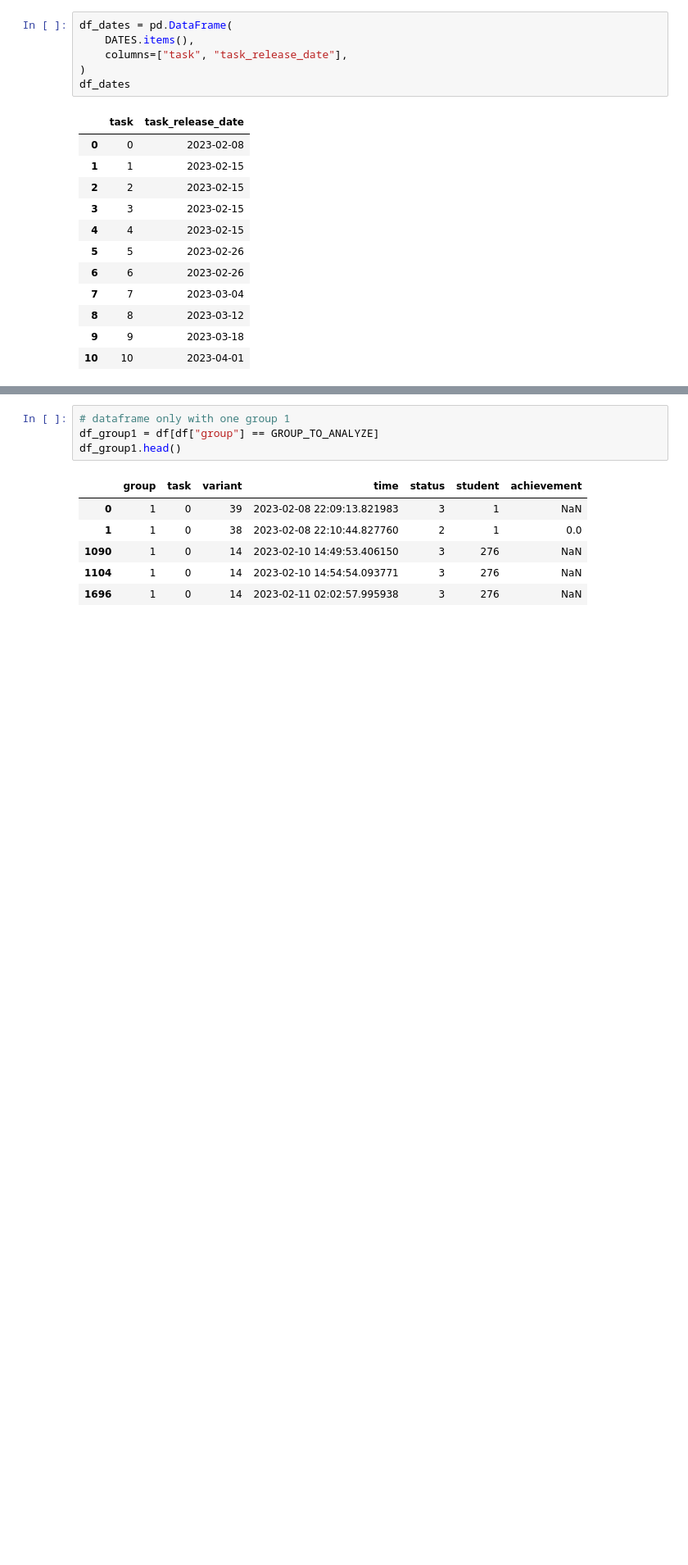
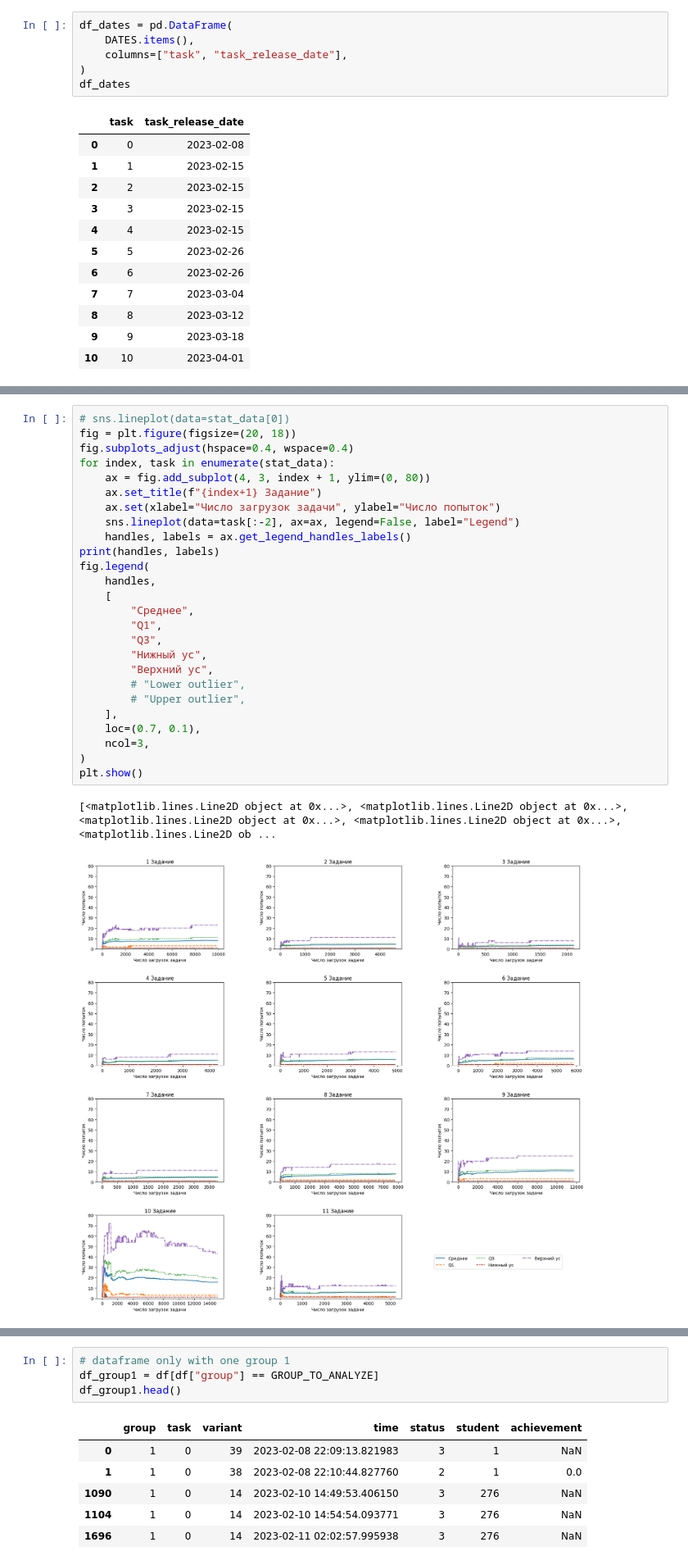
Before and after one commit to kazzart/students-answers-anomaly-detection, a Jupyter notebook: __main__.ipynb, the cells around one changed output, grey strips where cells are left out. Shown at 82% size. Cells and saved outputs as stored; diff of their text form; blank space fills up the shorter version.

```diff
--- a/__main__.ipynb
+++ b/__main__.ipynb
@@ -54,0 +185,29 @@ df_dates
+# %%
+# sns.lineplot(data=stat_data[0])
+fig = plt.figure(figsize=(20, 18))
+fig.subplots_adjust(hspace=0.4, wspace=0.4)
+for index, task in enumerate(stat_data):
+    ax = fig.add_subplot(4, 3, index + 1, ylim=(0, 80))
+    ax.set_title(f"{index+1} Задание")
+    ax.set(xlabel="Число загрузок задачи", ylabel="Число попыток")
+    sns.lineplot(data=task[:-2], ax=ax, legend=False, label="Legend")
+    handles, labels = ax.get_legend_handles_labels()
+print(handles, labels)
+fig.legend(
+    handles,
+    [
+        "Среднее",
+        "Q1",
+        "Q3",
+        "Нижный ус",
+        "Верхний ус",
+        # "Lower outlier",
+        # "Upper outlier",
+    ],
+    loc=(0.7, 0.1),
+    ncol=3,
+)
+plt.show()
+# %% [output]
+[<matplotlib.lines.Line2D object at 0x...>, <matplotlib.lines.Line2D object at 0x...>, <matplotlib.lines.Line2D object at 0x...>, <matplotlib.lines.Line2D object at 0x...>, <matplotlib.lines.Line2D ob ...
+[figure, added]
```
Also changed, not shown: parts of 26 cells of this notebook.
